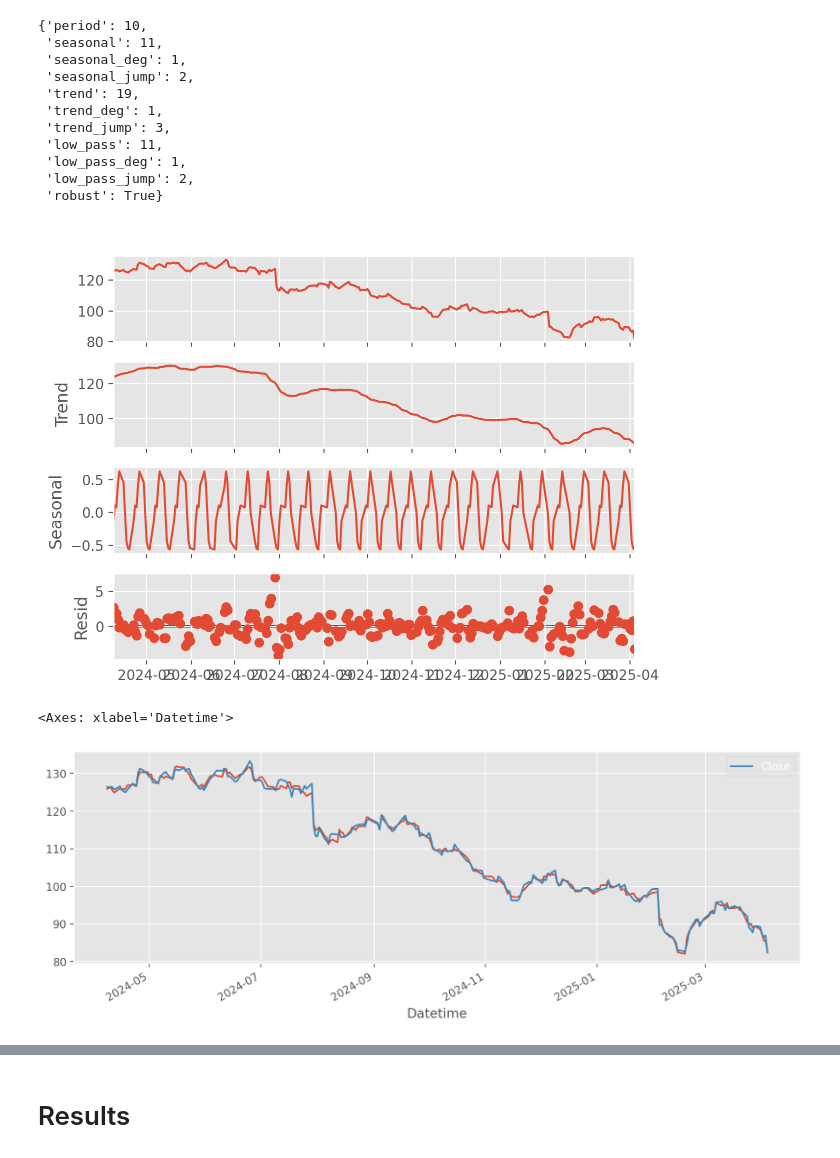
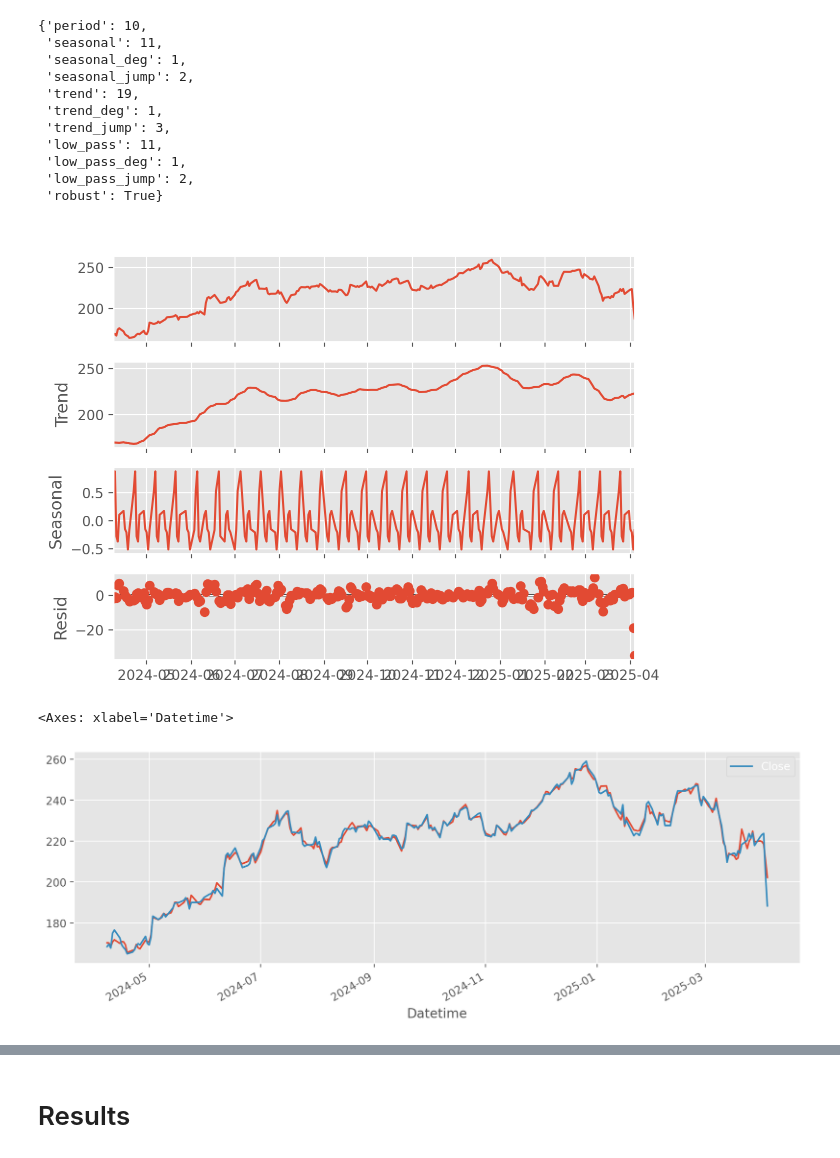
Before and after one commit to bkusuma/time-series-project, a Jupyter notebook: time-series-project.ipynb, the cells around one changed output, grey strips where cells are left out. Cells and saved outputs as stored; diff of their text form; code cells hidden in the pictures.

```diff
--- a/time-series-project.ipynb
+++ b/time-series-project.ipynb
@@ -169,7 +169,7 @@ import yfinance as yf
 from datetime import datetime
 
 # 1. Define the ticker and date range
-tickers = ["MRK"]
+tickers = ["AAPL"]
 end_date = datetime.today().strftime('%Y-%m-%d')
 
 start_date = (pd.to_datetime(end_date) - pd.DateOffset(years=1)).strftime('%Y-%m-%d')  # 1 year before
@@ -247,7 +247,7 @@ schedule = nyse.schedule(start_date='2016-12-30', end_date='2017-01-10')
 # df.resample(rule='168h', origin='2021-04-22 00:00:00', closed='right', label='right').sum()
 
 
-yf_dl = yf_dl.resample(rule=holidays).mean() # resample by business day
+yf_dl = yf_dl.resample(rule=holidays).last() # resample by business day
 yf_dl.index.freq = holidays
 yf_dl.head(20)
 # %% [output]
@@ -392,19 +400,21 @@ mod.config
 # %%
 # Import seasonal_decompose
 from statsmodels.tsa.seasonal import seasonal_decompose
 
 # Check for seasonality
 decomposition = seasonal_decompose(
     timeseries.dropna(),
     model="additive",
     filt=None,
     period=period,
     two_sided=True,
     extrapolate_trend="freq"
 )
-decomposition.plot();
+decomposition.plot()
+plt.fi
+plt.tight_layout();
 # %% [output]
-[figure, old version]
+[figure, new version]
 # %%
 
 seasonals = decomposition.seasonal
@@ -424,7 +434,7 @@ yf_dl.plot(y="Close", ax=ax)
 # decomposition
 # %% [output]
 <Axes: xlabel='Datetime'>
-[figure, old version]
+[figure, new version]
 # %%
 adf_test(timeseries=timeseries_cleaned).round(6)
 # %% [output]
```
Also changed, not shown: parts of 16 cells of this notebook.
